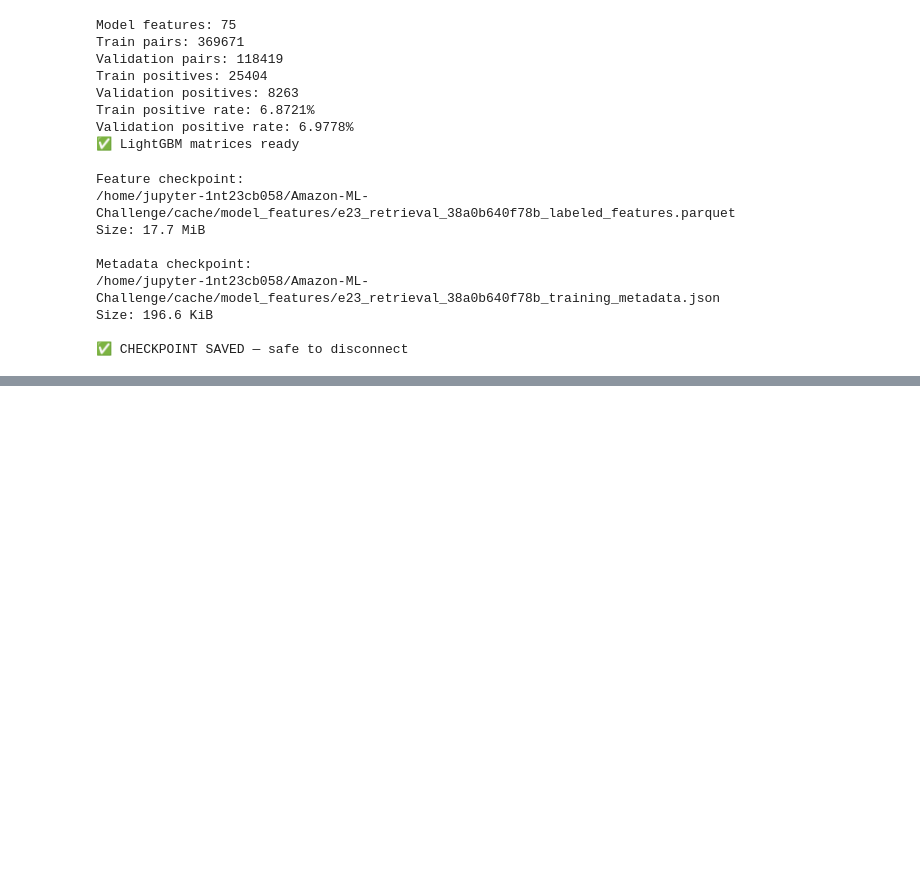
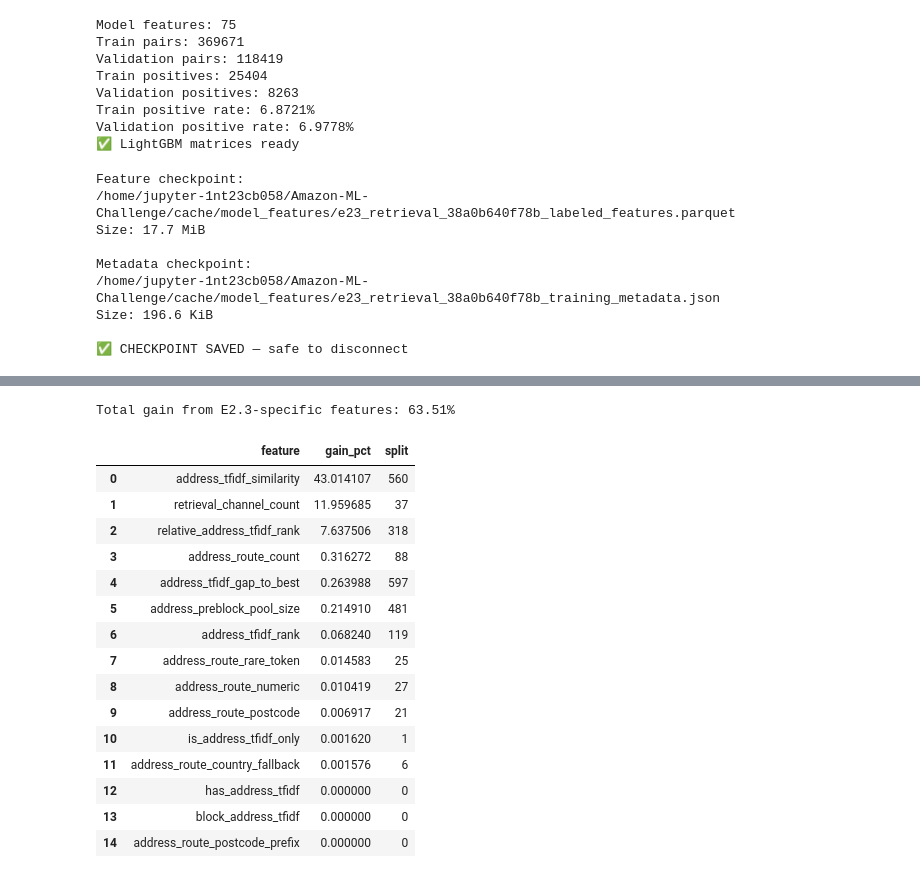
Before and after one commit to AbhiNow0909/Amazon-ML-Challenge, a Jupyter notebook: code/business_entity_resolution/notebooks/05_model.ipynb, the cells around one changed output, grey strips where cells are left out. Drawn from its saved outputs; the diff is of its cells as text; code cells hidden in the pictures; blank space fills up the shorter version.

```diff
--- a/code/business_entity_resolution/notebooks/05_model.ipynb
+++ b/code/business_entity_resolution/notebooks/05_model.ipynb
@@ -951,0 +1969,54 @@ Size: 196.6 KiB
+# %%
+# Cell 27B: Recreate the E2.3-specific feature list after the kernel restart
+# and measure how much total LightGBM gain comes from the new retrieval features.
+
+E23_MODEL_FEATURES = [
+    "address_tfidf_similarity",
+    "address_tfidf_rank",
+    "address_route_postcode",
+    "address_route_postcode_prefix",
+    "address_route_numeric",
+    "address_route_rare_token",
+    "address_route_country_fallback",
+    "address_route_count",
+    "address_preblock_pool_size",
+    "has_address_tfidf",
+    "block_address_tfidf",
+    "is_address_tfidf_only",
+    "retrieval_channel_count",
+    "relative_address_tfidf_rank",
+    "address_tfidf_gap_to_best",
+]
+
+e23_importance = importance[
+    importance["feature"].isin(E23_MODEL_FEATURES)
+].copy()
+
+print(
+    "Total gain from E2.3-specific features:",
+    f"{e23_importance['gain_pct'].sum():.2f}%"
+)
+
+display(
+    e23_importance[
+        ["feature", "gain_pct", "split"]
+    ].reset_index(drop=True)
+)
+# %% [output]
+Total gain from E2.3-specific features: 63.51%
+|  | feature | gain_pct | split |
+| 0 | address_tfidf_similarity | 43.014107 | 560 |
+| 1 | retrieval_channel_count | 11.959685 | 37 |
+| 2 | relative_address_tfidf_rank | 7.637506 | 318 |
+| 3 | address_route_count | 0.316272 | 88 |
+| 4 | address_tfidf_gap_to_best | 0.263988 | 597 |
+| 5 | address_preblock_pool_size | 0.214910 | 481 |
+| 6 | address_tfidf_rank | 0.068240 | 119 |
+| 7 | address_route_rare_token | 0.014583 | 25 |
+| 8 | address_route_numeric | 0.010419 | 27 |
+| 9 | address_route_postcode | 0.006917 | 21 |
+| 10 | is_address_tfidf_only | 0.001620 | 1 |
+| 11 | address_route_country_fallback | 0.001576 | 6 |
+| 12 | has_address_tfidf | 0.000000 | 0 |
+| 13 | block_address_tfidf | 0.000000 | 0 |
+| 14 | address_route_postcode_prefix | 0.000000 | 0 |
```
Also changed, not shown: parts of 12 cells of this notebook, 2 other files.
